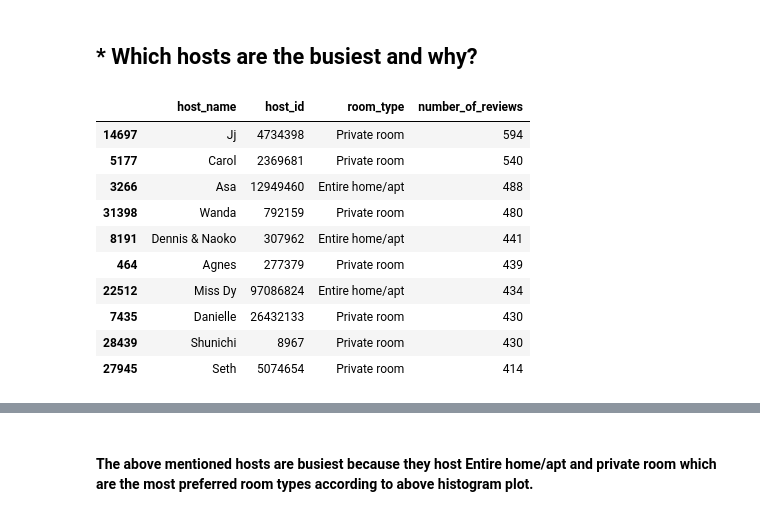
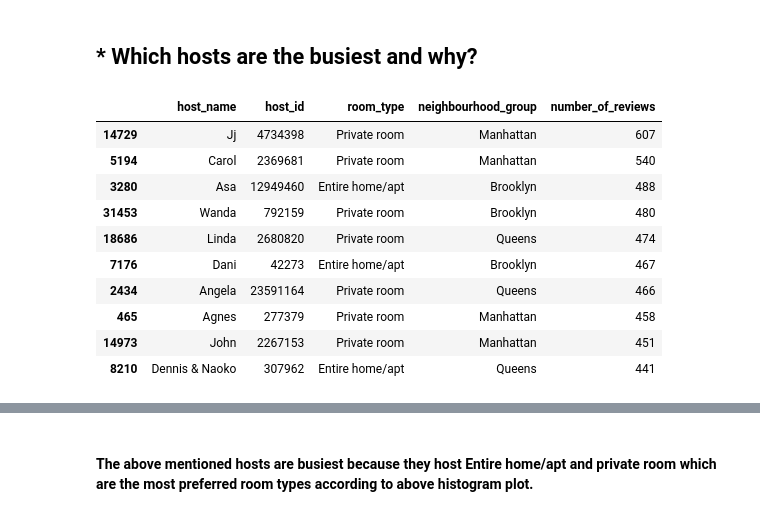
Before and after one commit to mehulbansal000111/Airbnb_bookings_analysis, a Jupyter notebook: Airbnb_Bookings_Analysis_Capstone_Project.ipynb, the cells around one changed output, grey strips where cells are left out. Drawn from its saved outputs; the diff is of its cells as text; code cells hidden in the pictures.

```diff
--- a/Airbnb_Bookings_Analysis_Capstone_Project.ipynb
+++ b/Airbnb_Bookings_Analysis_Capstone_Project.ipynb
@@ -326,21 +351,21 @@ plt.show()
 ## * Which hosts are the busiest and why?
 # %%
 #Busiest hosts would be those who have maximum number of reviews as people are booking frequently at those hosts.
-busiest_hosts = airbnb_data_new.groupby(['host_name','host_id','room_type'])['number_of_reviews'].min().reset_index()
+busiest_hosts = airbnb_data_new.groupby(['host_name','host_id','room_type','neighbourhood_group'])['number_of_reviews'].max().reset_index()
 busiest_hosts = busiest_hosts.sort_values(by='number_of_reviews', ascending=False).head(10)
 busiest_hosts
 # %% [output]
-|  | host_name | host_id | room_type | number_of_reviews |
-| 14697 | Jj | 4734398 | Private room | 594 |
-| 5177 | Carol | 2369681 | Private room | 540 |
-| 3266 | Asa | 12949460 | Entire home/apt | 488 |
-| 31398 | Wanda | 792159 | Private room | 480 |
-| 8191 | Dennis & Naoko | 307962 | Entire home/apt | 441 |
-| 464 | Agnes | 277379 | Private room | 439 |
-| 22512 | Miss Dy | 97086824 | Entire home/apt | 434 |
-| 7435 | Danielle | 26432133 | Private room | 430 |
-| 28439 | Shunichi | 8967 | Private room | 430 |
-| 27945 | Seth | 5074654 | Private room | 414 |
+|  | host_name | host_id | room_type | neighbourhood_group | number_of_reviews |
+| 14729 | Jj | 4734398 | Private room | Manhattan | 607 |
+| 5194 | Carol | 2369681 | Private room | Manhattan | 540 |
+| 3280 | Asa | 12949460 | Entire home/apt | Brooklyn | 488 |
+| 31453 | Wanda | 792159 | Private room | Brooklyn | 480 |
+| 18686 | Linda | 2680820 | Private room | Queens | 474 |
+| 7176 | Dani | 42273 | Entire home/apt | Brooklyn | 467 |
+| 2434 | Angela | 23591164 | Private room | Queens | 466 |
+| 465 | Agnes | 277379 | Private room | Manhattan | 458 |
+| 14973 | John | 2267153 | Private room | Manhattan | 451 |
+| 8210 | Dennis & Naoko | 307962 | Entire home/apt | Queens | 441 |
 # %%
 # Visualising the busiest hosts data through bar plot.
 host_name = busiest_hosts['host_name']
```
Also changed, not shown: parts of 17 cells of this notebook.
